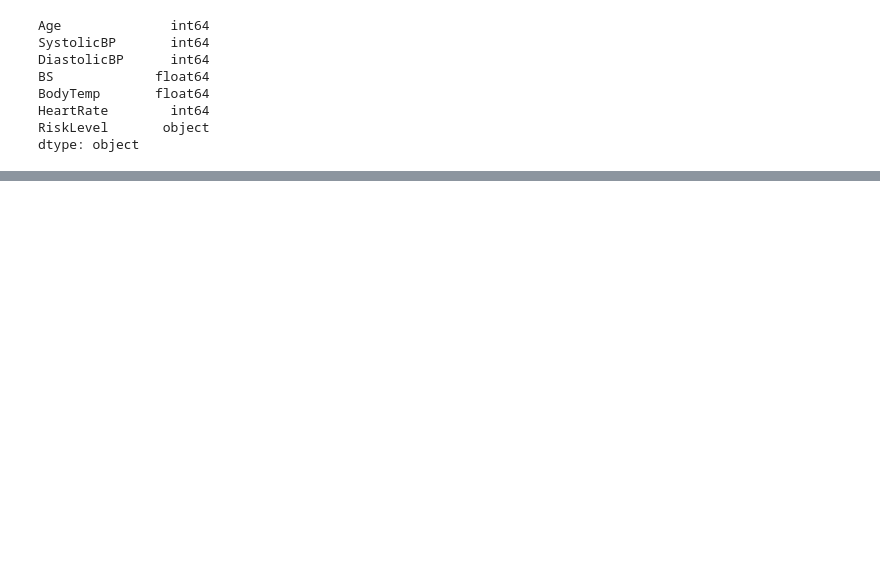
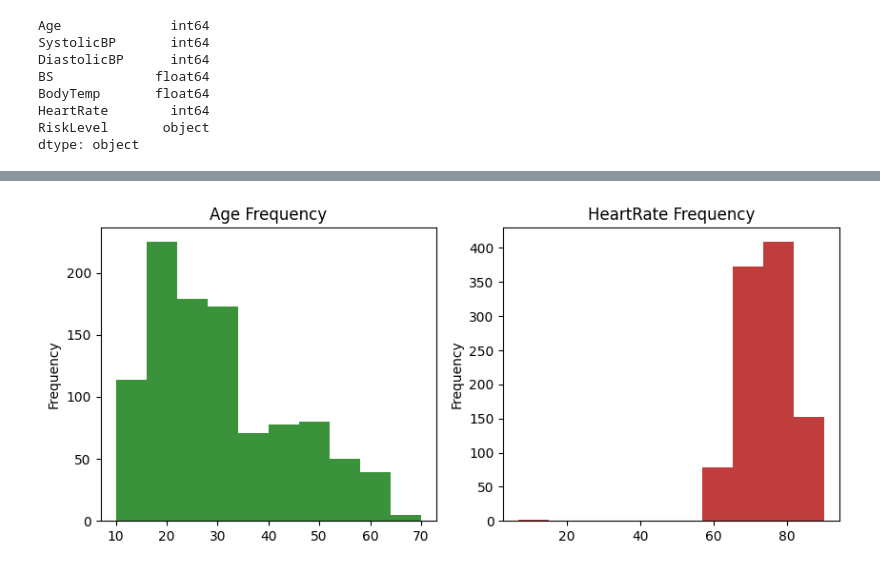
Before and after one commit to kaybrian/Maternal-Health-Risk-Data-ML-model, a Jupyter notebook: Maternal_Health_Prediction.ipynb, the cells around one changed output, grey strips where cells are left out. Saved outputs shown, nothing was run; the diff lists cells and outputs as text; code cells hidden in the pictures; blank space fills up the shorter version.

```diff
--- a/Maternal_Health_Prediction.ipynb
+++ b/Maternal_Health_Prediction.ipynb
@@ -349,0 +122,12 @@ plt.show()
+# %%
+plt.subplots(1, 2, figsize = (10, 4))
+plt.subplot(121)
+data.Age.plot.hist(color = "#3a923a")
+plt.title("Age Frequency");
+
+plt.subplot(122)
+data.HeartRate.plot.hist(color = "#c03d3e")
+plt.title("HeartRate Frequency");
+plt.show()
+# %% [output]
+[figure, added]
```
Also changed, not shown: parts of 49 cells of this notebook, 2 other files.
